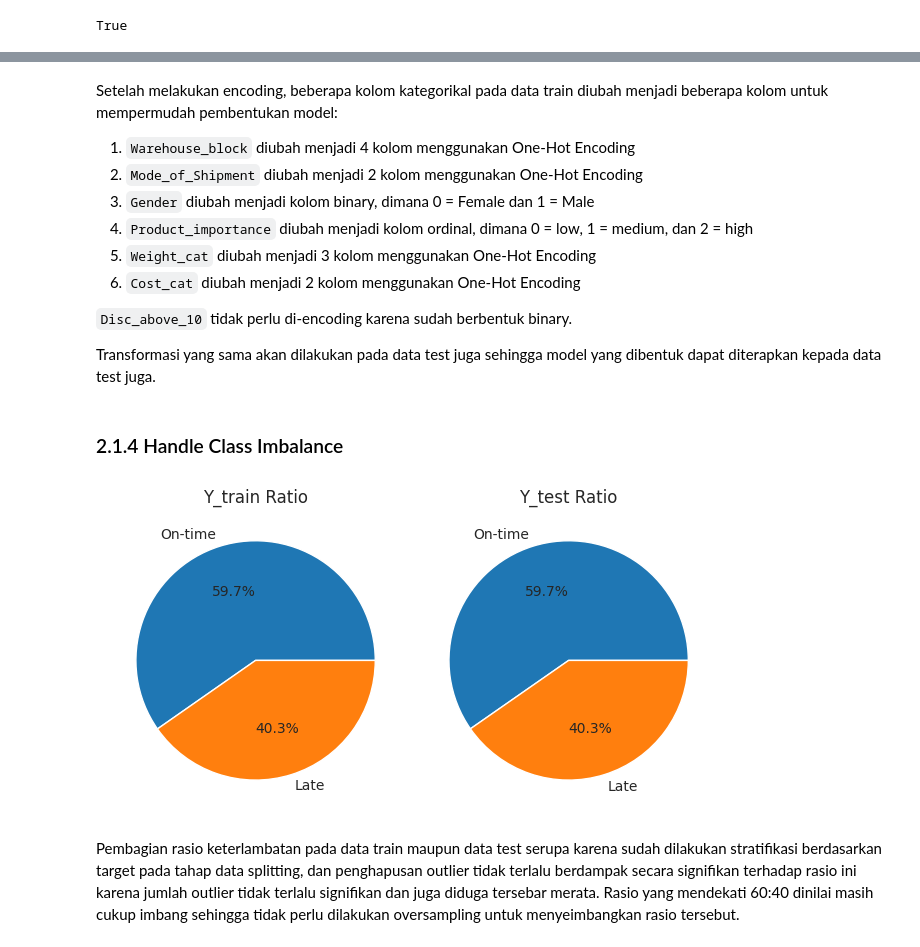
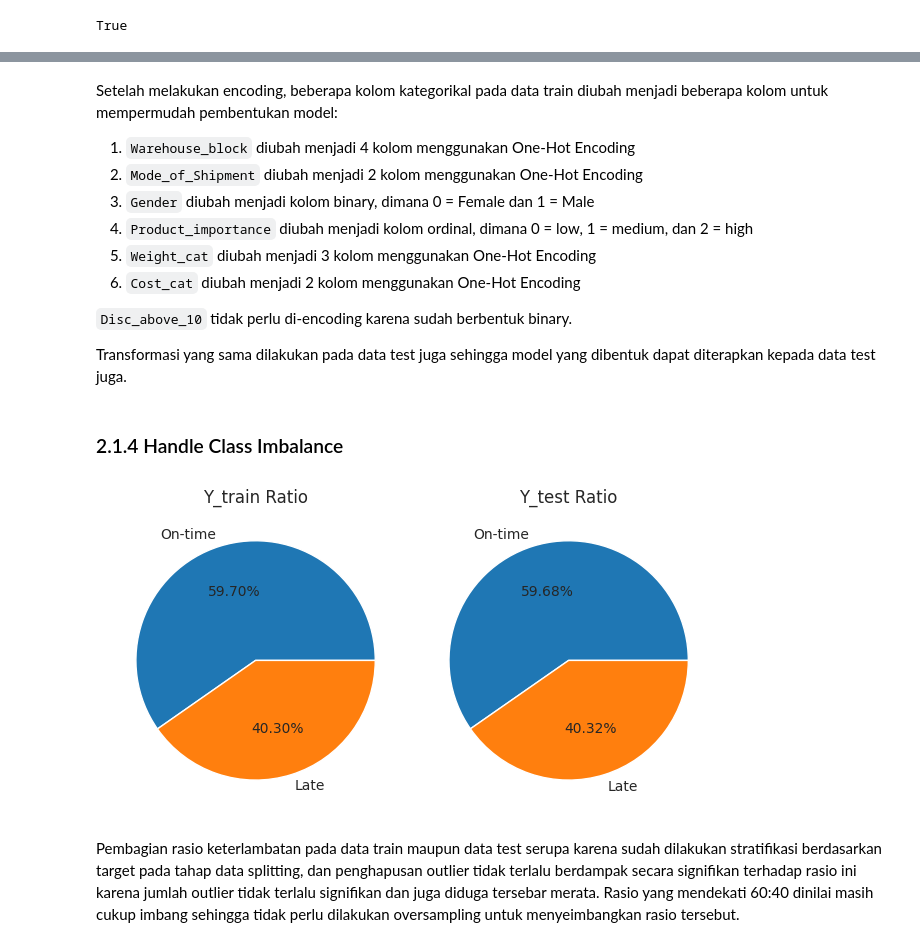
Before and after one commit to uniainiyah/ecommerce-ds, a Jupyter notebook: Final_Project_DS_Rakamin_Batch_31_Kelompok_4_(Cobra).ipynb, the cells around one changed output, grey strips where cells are left out. Cells and saved outputs as stored; diff of their text form; code cells hidden in the pictures.

```diff
--- a/Final_Project_DS_Rakamin_Batch_31_Kelompok_4_(Cobra).ipynb
+++ b/Final_Project_DS_Rakamin_Batch_31_Kelompok_4_(Cobra).ipynb
@@ -883,4 +875,4 @@ Setelah melakukan encoding, beberapa kolom kategorikal pada data train diubah me
 
 `Disc_above_10` tidak perlu di-encoding karena sudah berbentuk binary.
 
-Transformasi yang sama akan dilakukan pada data test juga sehingga model yang dibentuk dapat diterapkan kepada data test juga.
+Transformasi yang sama dilakukan pada data test juga sehingga model yang dibentuk dapat diterapkan kepada data test juga.
@@ -891,24 +881,24 @@ Transformasi yang sama akan dilakukan pada data test juga sehingga model yang di
 # %%
 # check ratio on on-time vs late deliveries
 plt.subplot(1, 2, 1)
 plt.title('Y_train Ratio')
-y_train_outlier_removed.value_counts().plot.pie(labels=['On-time', 'Late'], autopct='%.1f%%')
+y_train_outlier_removed.value_counts().plot.pie(labels=['On-time', 'Late'], autopct='%.2f%%')
 plt.ylabel('')
 
 plt.subplot(1, 2, 2)
 plt.title('Y_test Ratio')
-y_test.value_counts().plot.pie(labels=['On-time', 'Late'], autopct='%.1f%%')
+y_test.value_counts().plot.pie(labels=['On-time', 'Late'], autopct='%.2f%%')
 plt.ylabel('')
 
 # Add a title to the whole plot
 fig.suptitle('Ratio of Late vs On-time Deliveries for Train and Test Data', fontsize=16, fontweight='bold', y=1.1)
 
 plt.tight_layout(pad=1)
 plt.show()
 
 # CATATAN: urutan warna perlu disesuaikan dengan grafik sebelumnya (on-time/1 = orange, late/0= biru)
 # %% [output]
-[figure, old version]
+[figure, new version]
 # %% [markdown]
 Pembagian rasio keterlambatan pada data train maupun data test serupa karena sudah dilakukan stratifikasi berdasarkan target pada tahap data splitting, dan penghapusan outlier tidak terlalu berdampak secara signifikan terhadap rasio ini karena jumlah outlier tidak terlalu signifikan dan juga diduga tersebar merata. Rasio yang mendekati 60:40 dinilai masih cukup imbang sehingga tidak perlu dilakukan oversampling untuk menyeimbangkan rasio tersebut.
 # %% [markdown]
```
Also changed, not shown: parts of 13 cells of this notebook.
